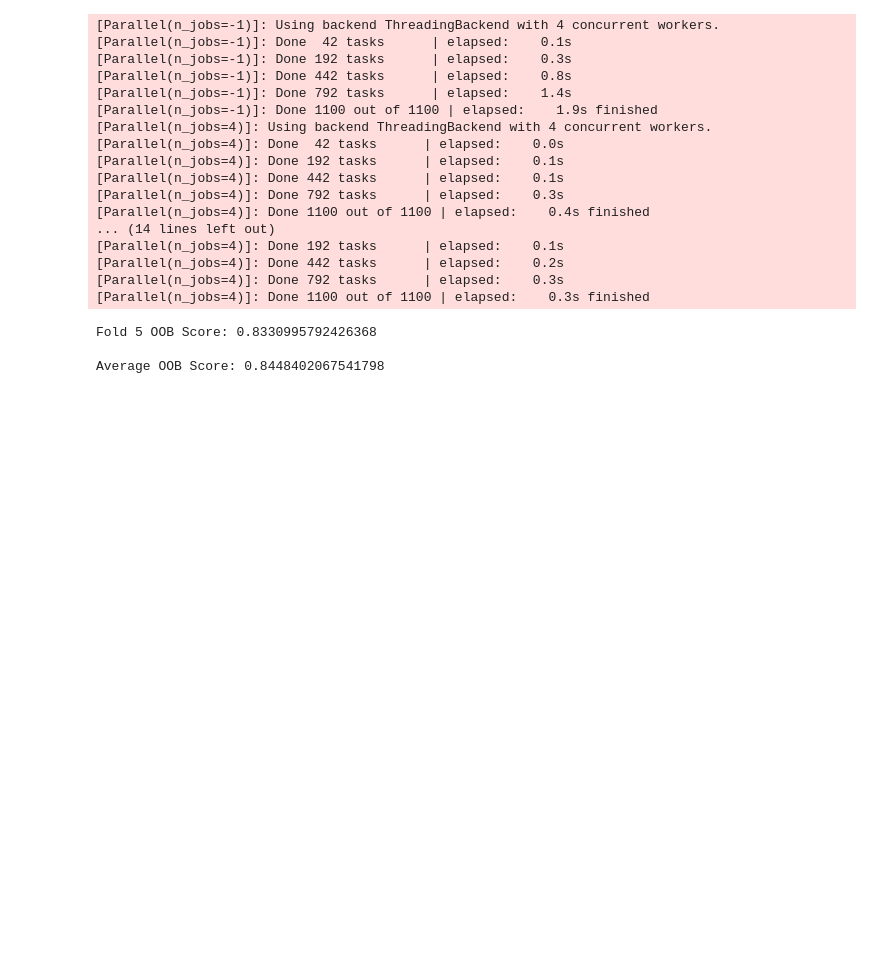
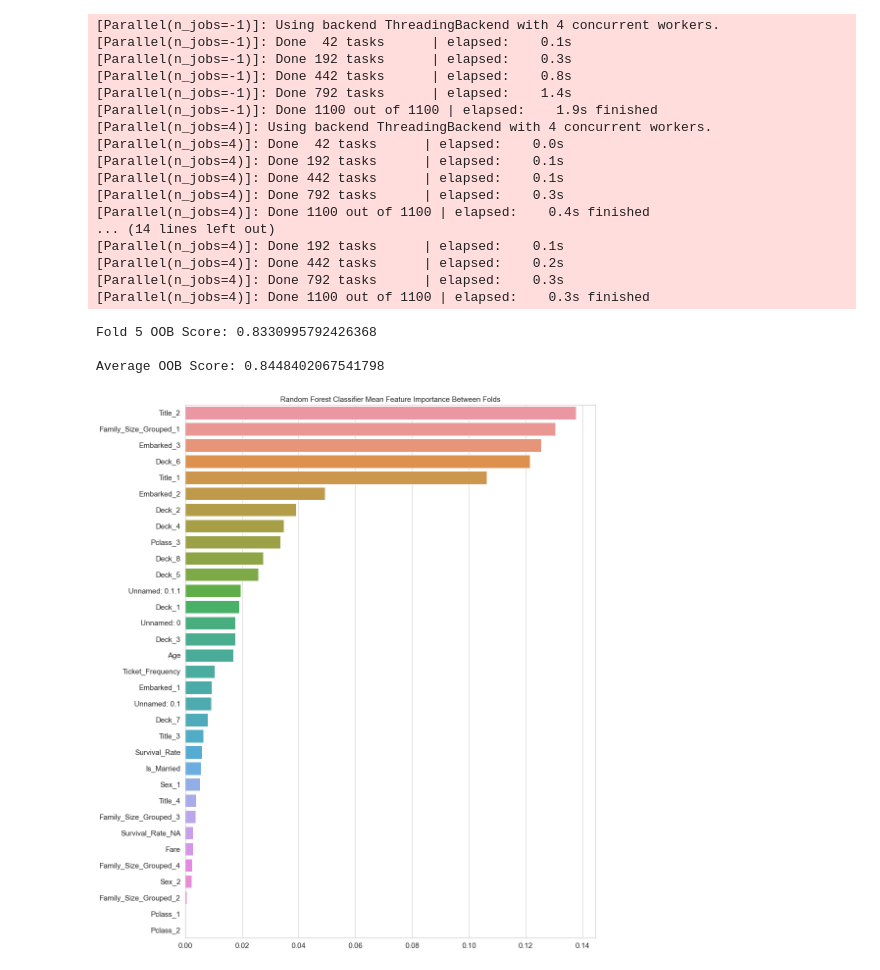
Before and after one commit to nextlevelOne/Classic_ML_Titanic, a Jupyter notebook: Model.ipynb, the cells around one changed output. Drawn from its saved outputs; the diff is of its cells as text; code cells hidden in the pictures; blank space fills up the shorter version.

```diff
--- a/Model.ipynb
+++ b/Model.ipynb
@@ -190,3 +190,18 @@ Fold 5
 Fold 5 OOB Score: 0.8330995792426368
 
 Average OOB Score: 0.8448402067541798
+# %%
+importances['Mean_Importance'] = importances.mean(axis=1)
+importances.sort_values(by='Mean_Importance', inplace=True, ascending=False)
+
+plt.figure(figsize=(15, 20))
+sns.barplot(x='Mean_Importance', y=importances.index, data=importances)
+
+plt.xlabel('')
+plt.tick_params(axis='x', labelsize=15)
+plt.tick_params(axis='y', labelsize=15)
+plt.title('Random Forest Classifier Mean Feature Importance Between Folds', size=15)
+
+plt.show()
+# %% [output]
+[figure, added]
```
Also changed, not shown: parts of 2 cells of this notebook.
